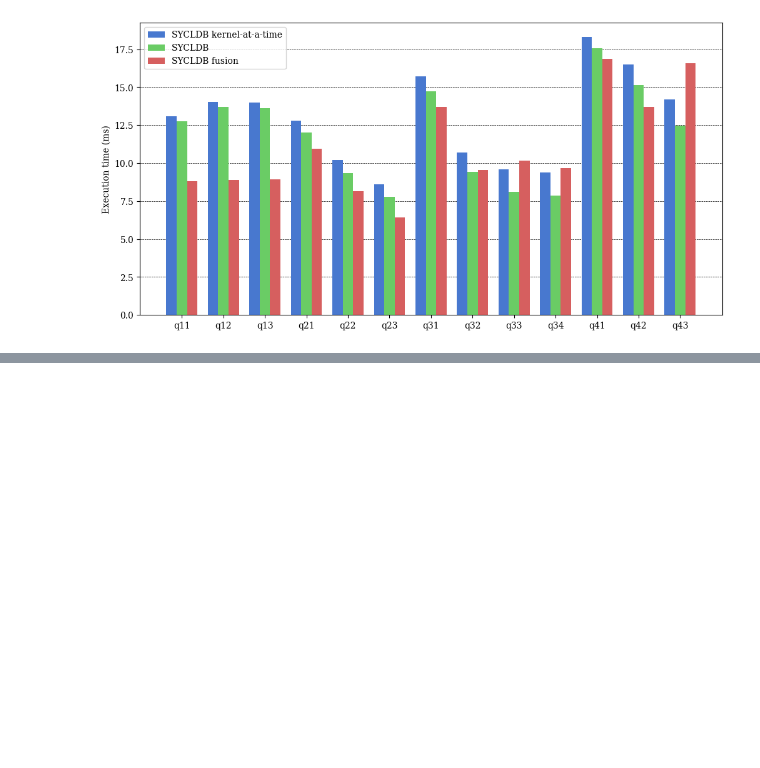
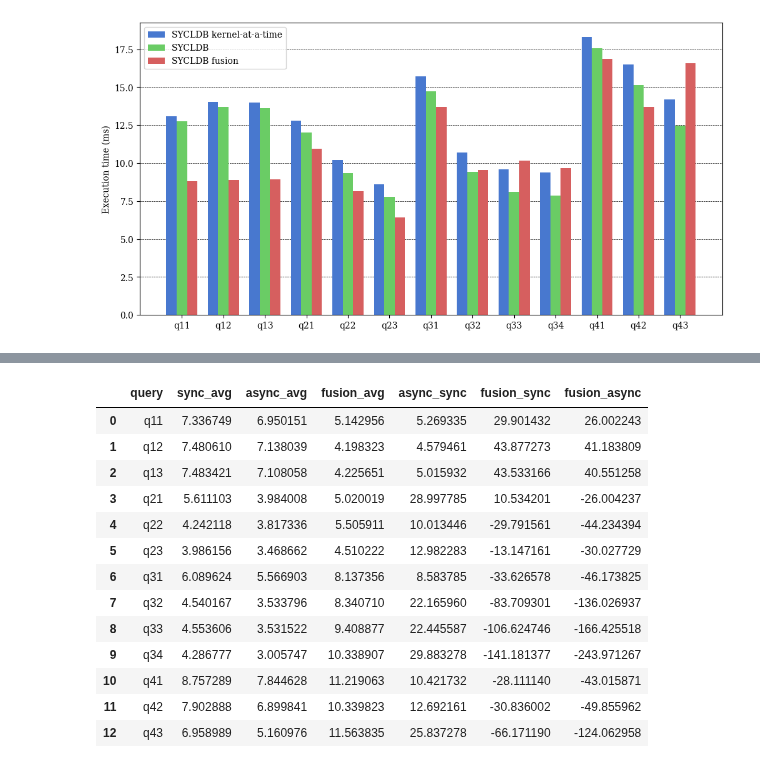
Before and after one commit to Maestro-Zacht/sycldb-calcite-executor, a Jupyter notebook: performances/perf.ipynb, the cells around one changed output, grey strips where cells are left out. Cells and saved outputs as stored; diff of their text form; code cells hidden in the pictures; blank space fills up the shorter version.

```diff
--- a/performances/perf.ipynb
+++ b/performances/perf.ipynb
@@ -159,0 +166,38 @@ results_cxl.describe()
+# %%
+comparison_cxl = []
+
+for q in queries:
+    sync_avg = results_cxl[f'{q}_sync'].mean()
+    async_avg = results_cxl[f'{q}_async'].mean()
+    fusion_avg = results_cxl[results_cxl[f'{q}_fusion'] < 12.0][f'{q}_fusion'].mean()
+    speedup_async = (sync_avg - async_avg) / sync_avg
+    speedup_fusion = (sync_avg - fusion_avg) / sync_avg
+    fusion_async = (async_avg - fusion_avg) / async_avg
+
+    comparison_cxl.append({
+        'query': q,
+        'sync_avg': sync_avg,
+        'async_avg': async_avg,
+        'fusion_avg': fusion_avg,
+        'async_sync': speedup_async * 100,
+        'fusion_sync': speedup_fusion * 100,
+        'fusion_async': fusion_async * 100,
+    })
+
+comparison_cxl = pd.DataFrame(comparison_cxl)
+comparison_cxl
+# %% [output]
+|  | query | sync_avg | async_avg | fusion_avg | async_sync | fusion_sync | fusion_async |
+| 0 | q11 | 7.336749 | 6.950151 | 5.142956 | 5.269335 | 29.901432 | 26.002243 |
+| 1 | q12 | 7.480610 | 7.138039 | 4.198323 | 4.579461 | 43.877273 | 41.183809 |
+| 2 | q13 | 7.483421 | 7.108058 | 4.225651 | 5.015932 | 43.533166 | 40.551258 |
+| 3 | q21 | 5.611103 | 3.984008 | 5.020019 | 28.997785 | 10.534201 | -26.004237 |
+| 4 | q22 | 4.242118 | 3.817336 | 5.505911 | 10.013446 | -29.791561 | -44.234394 |
+| 5 | q23 | 3.986156 | 3.468662 | 4.510222 | 12.982283 | -13.147161 | -30.027729 |
+| 6 | q31 | 6.089624 | 5.566903 | 8.137356 | 8.583785 | -33.626578 | -46.173825 |
+| 7 | q32 | 4.540167 | 3.533796 | 8.340710 | 22.165960 | -83.709301 | -136.026937 |
+| 8 | q33 | 4.553606 | 3.531522 | 9.408877 | 22.445587 | -106.624746 | -166.425518 |
+| 9 | q34 | 4.286777 | 3.005747 | 10.338907 | 29.883278 | -141.181377 | -243.971267 |
+| 10 | q41 | 8.757289 | 7.844628 | 11.219063 | 10.421732 | -28.111140 | -43.015871 |
+| 11 | q42 | 7.902888 | 6.899841 | 10.339823 | 12.692161 | -30.836002 | -49.855962 |
+| 12 | q43 | 6.958989 | 5.160976 | 11.563835 | 25.837278 | -66.171190 | -124.062958 |
```
Also changed, not shown: parts of 2 cells of this notebook.
